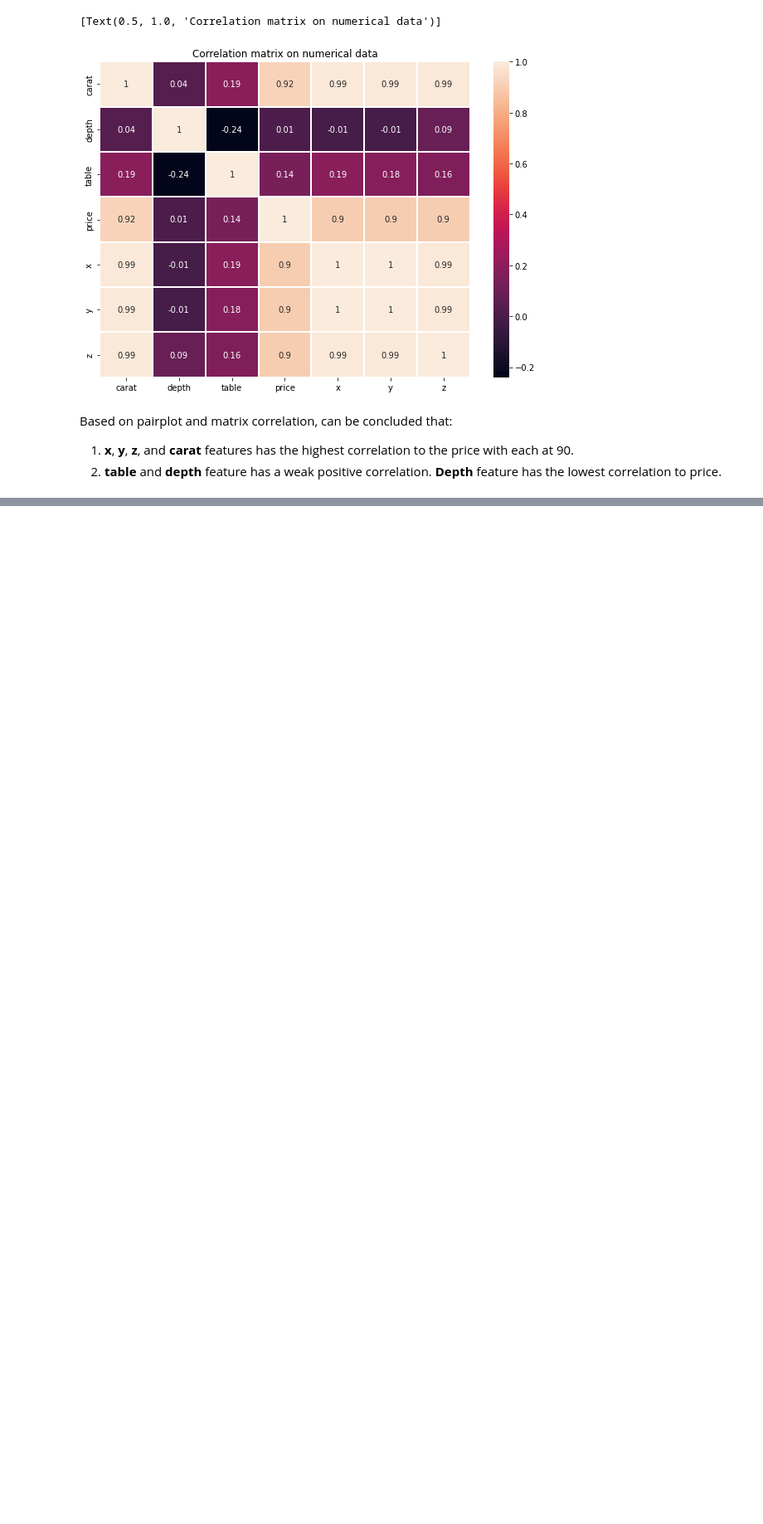
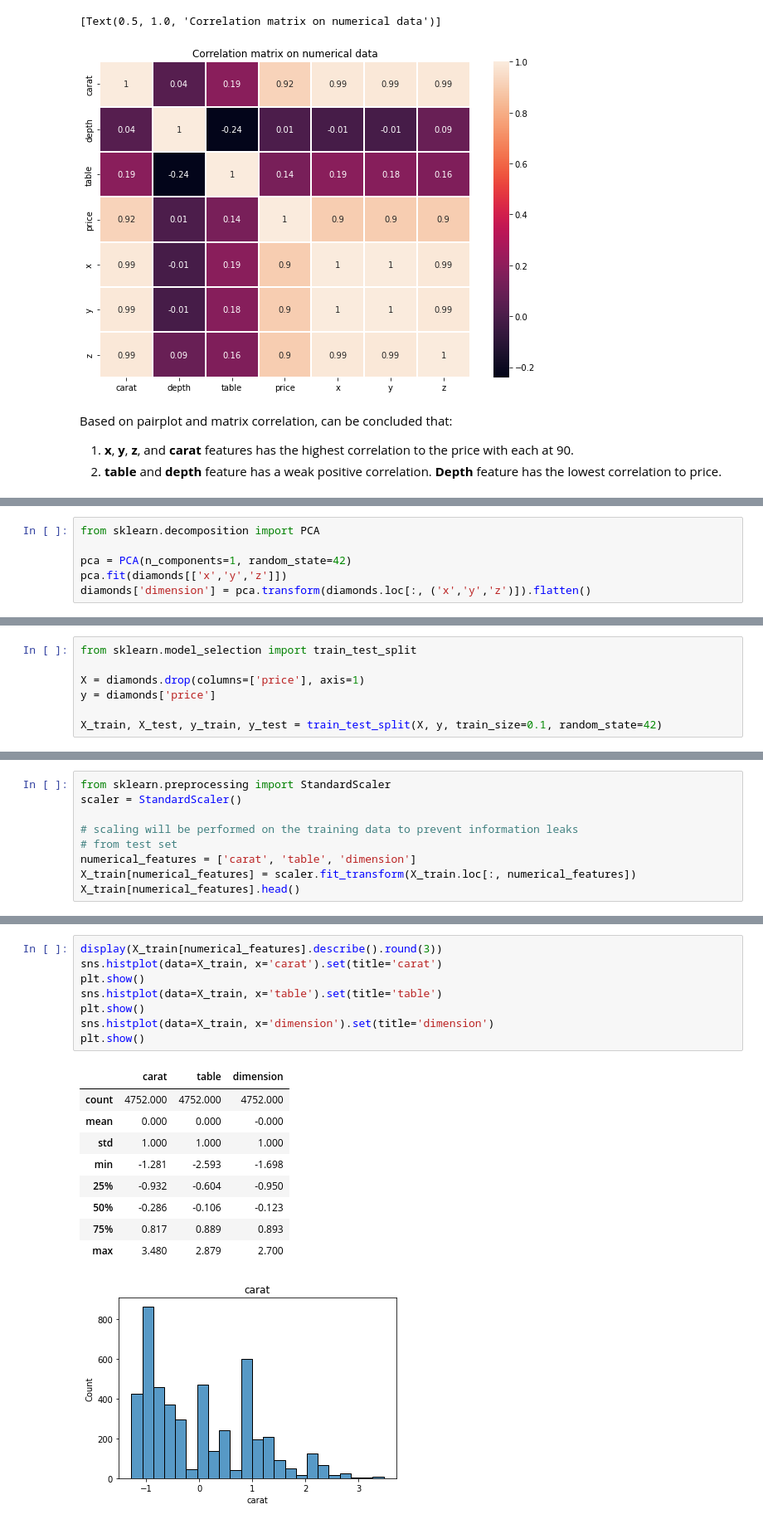
Before and after one commit to marcellinus-witarsah/predictive-analytics-diamonds-dataset, a Jupyter notebook: predictive_analytics_diamonds_dataset.ipynb, the cells around one changed output, grey strips where cells are left out. Shown at 83% size. Cells and saved outputs as stored; diff of their text form; blank space fills up the shorter version.

```diff
--- a/predictive_analytics_diamonds_dataset.ipynb
+++ b/predictive_analytics_diamonds_dataset.ipynb
@@ -332,0 +368,6 @@ Based on pairplot and matrix correlation, can be concluded that:
+# %%
+from sklearn.decomposition import PCA
+
+pca = PCA(n_components=1, random_state=42)
+pca.fit(diamonds[['x','y','z']])
+diamonds['dimension'] = pca.transform(diamonds.loc[:, ('x','y','z')]).flatten()
@@ -332,0 +377,7 @@ Based on pairplot and matrix correlation, can be concluded that:
+# %%
+from sklearn.model_selection import train_test_split
+
+X = diamonds.drop(columns=['price'], axis=1)
+y = diamonds['price']
+
+X_train, X_test, y_train, y_test = train_test_split(X, y, train_size=0.1, random_state=42)
@@ -332,0 +397,9 @@ Based on pairplot and matrix correlation, can be concluded that:
+# %%
+from sklearn.preprocessing import StandardScaler
+scaler = StandardScaler()
+
+# scaling will be performed on the training data to prevent information leaks
+# from test set
+numerical_features = ['carat', 'table', 'dimension']
+X_train[numerical_features] = scaler.fit_transform(X_train.loc[:, numerical_features])
+X_train[numerical_features].head()
@@ -332,0 +413,19 @@ Based on pairplot and matrix correlation, can be concluded that:
+# %%
+display(X_train[numerical_features].describe().round(3))
+sns.histplot(data=X_train, x='carat').set(title='carat')
+plt.show()
+sns.histplot(data=X_train, x='table').set(title='table')
+plt.show()
+sns.histplot(data=X_train, x='dimension').set(title='dimension')
+plt.show()
+# %% [output]
+|  | carat | table | dimension |
+| count | 4752.000 | 4752.000 | 4752.000 |
+| mean | 0.000 | 0.000 | -0.000 |
+| std | 1.000 | 1.000 | 1.000 |
+| min | -1.281 | -2.593 | -1.698 |
+| 25% | -0.932 | -0.604 | -0.950 |
+| 50% | -0.286 | -0.106 | -0.123 |
+| 75% | 0.817 | 0.889 | 0.893 |
+| max | 3.480 | 2.879 | 2.700 |
+[figure, added]
```
Also changed, not shown: parts of 12 cells of this notebook.
